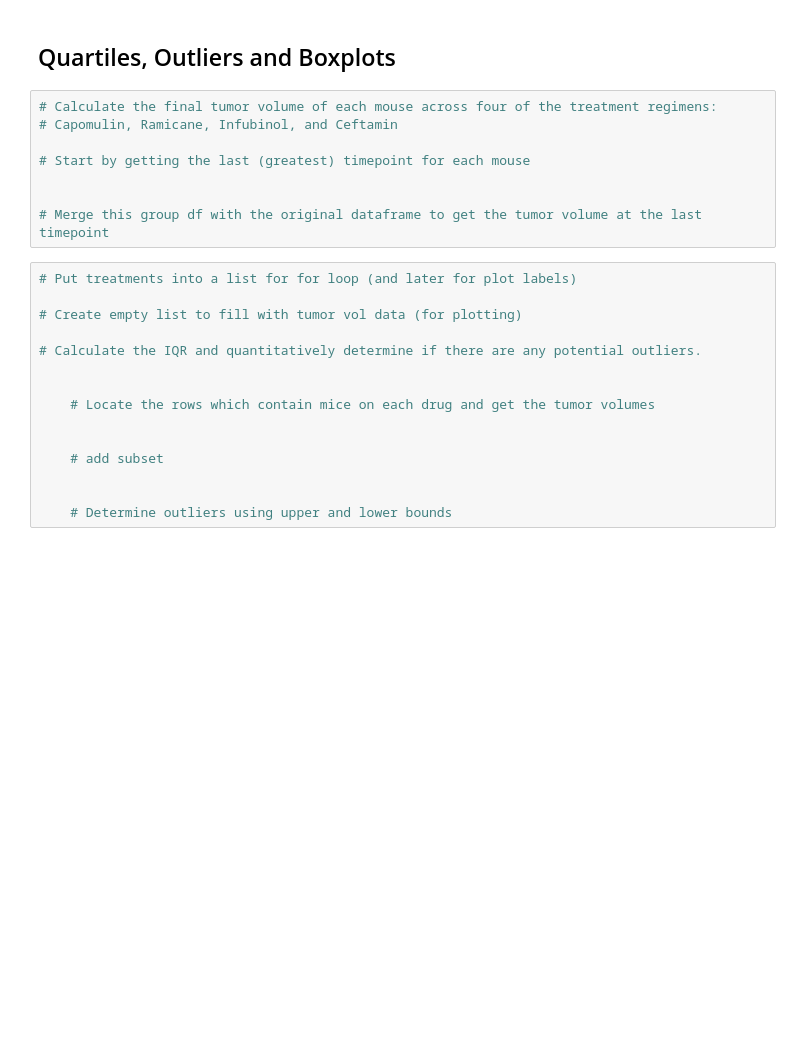
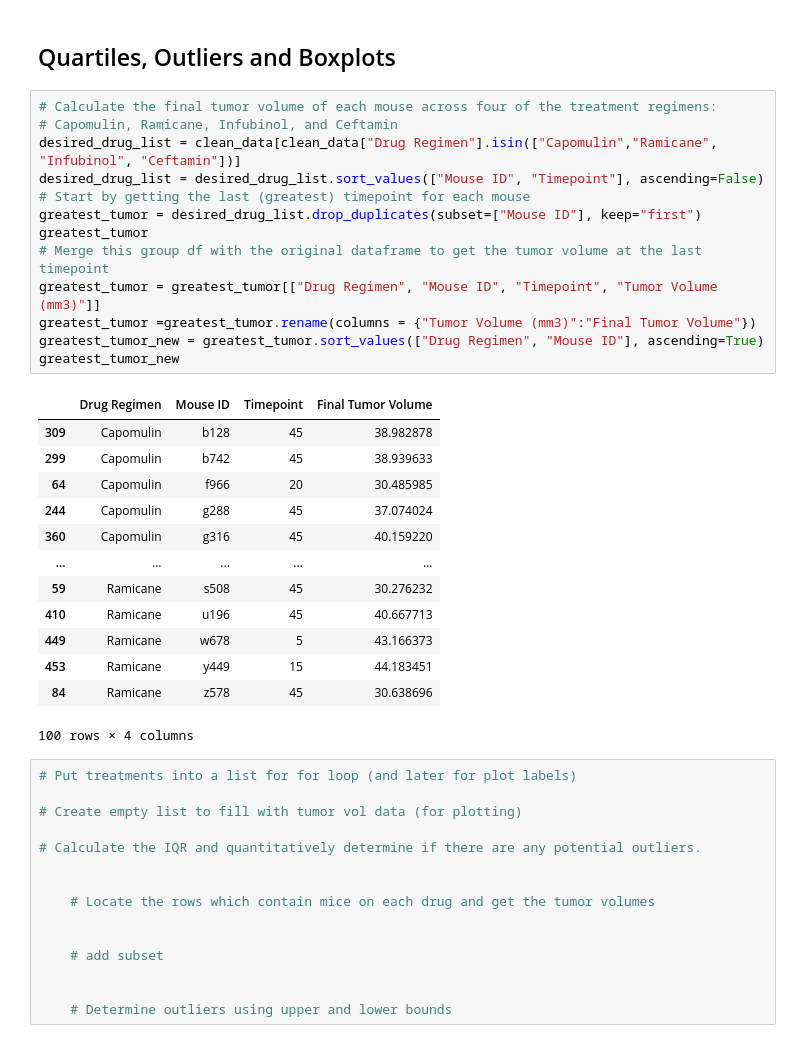
Before and after one commit to cchitec/matplotlib_challenge, a Jupyter notebook: Pymaceuticals/pymaceuticals_starter.ipynb, the cells around one changed output. Cells and saved outputs as stored; diff of their text form; blank space fills up the shorter version.

```diff
--- a/Pymaceuticals/pymaceuticals_starter.ipynb
+++ b/Pymaceuticals/pymaceuticals_starter.ipynb
@@ -154,11 +163,30 @@ summary
 # %%
 # Calculate the final tumor volume of each mouse across four of the treatment regimens:
 # Capomulin, Ramicane, Infubinol, and Ceftamin
-
+desired_drug_list = clean_data[clean_data["Drug Regimen"].isin(["Capomulin","Ramicane", "Infubinol", "Ceftamin"])]
+desired_drug_list = desired_drug_list.sort_values(["Mouse ID", "Timepoint"], ascending=False)
 # Start by getting the last (greatest) timepoint for each mouse
-
-
+greatest_tumor = desired_drug_list.drop_duplicates(subset=["Mouse ID"], keep="first")
+greatest_tumor
 # Merge this group df with the original dataframe to get the tumor volume at the last timepoint
+greatest_tumor = greatest_tumor[["Drug Regimen", "Mouse ID", "Timepoint", "Tumor Volume (mm3)"]]
+greatest_tumor =greatest_tumor.rename(columns = {"Tumor Volume (mm3)":"Final Tumor Volume"})
+greatest_tumor_new = greatest_tumor.sort_values(["Drug Regimen", "Mouse ID"], ascending=True)
+greatest_tumor_new
+# %% [output]
+|  | Drug Regimen | Mouse ID | Timepoint | Final Tumor Volume |
+| 309 | Capomulin | b128 | 45 | 38.982878 |
+| 299 | Capomulin | b742 | 45 | 38.939633 |
+| 64 | Capomulin | f966 | 20 | 30.485985 |
+| 244 | Capomulin | g288 | 45 | 37.074024 |
+| 360 | Capomulin | g316 | 45 | 40.159220 |
+| ... | ... | ... | ... | ... |
+| 59 | Ramicane | s508 | 45 | 30.276232 |
+| 410 | Ramicane | u196 | 45 | 40.667713 |
+| 449 | Ramicane | w678 | 5 | 43.166373 |
+| 453 | Ramicane | y449 | 15 | 44.183451 |
+| 84 | Ramicane | z578 | 45 | 30.638696 |
+100 rows × 4 columns
 # %%
 # Put treatments into a list for for loop (and later for plot labels)
 
```
Also changed, not shown: parts of 3 cells of this notebook.
